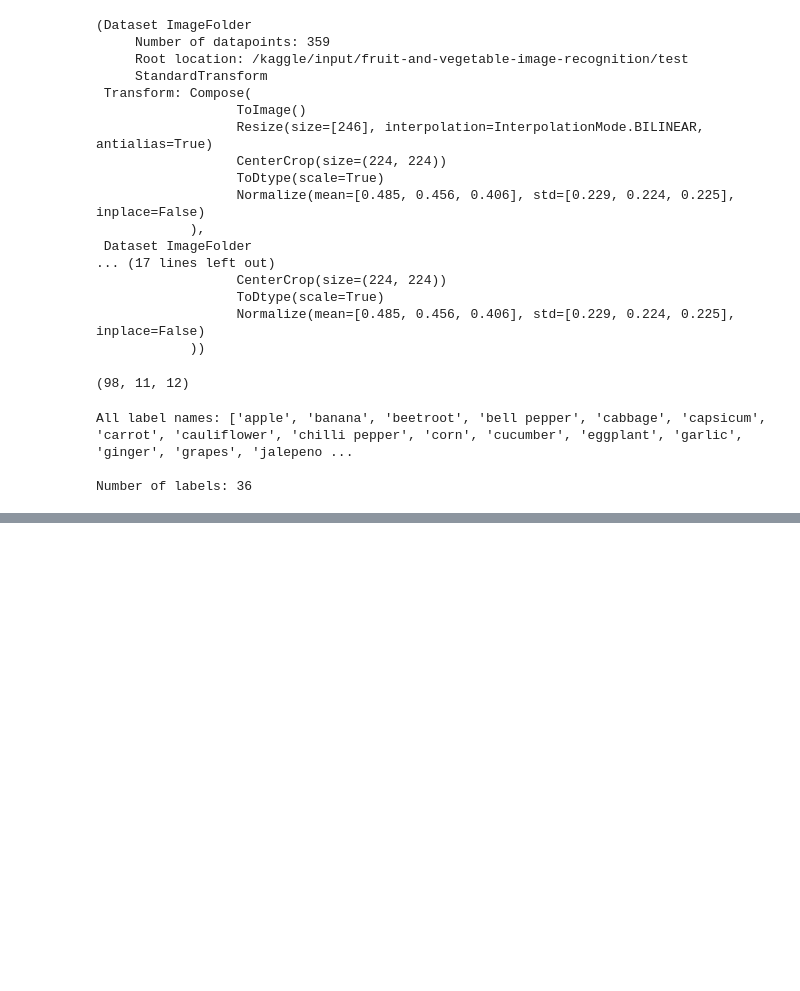
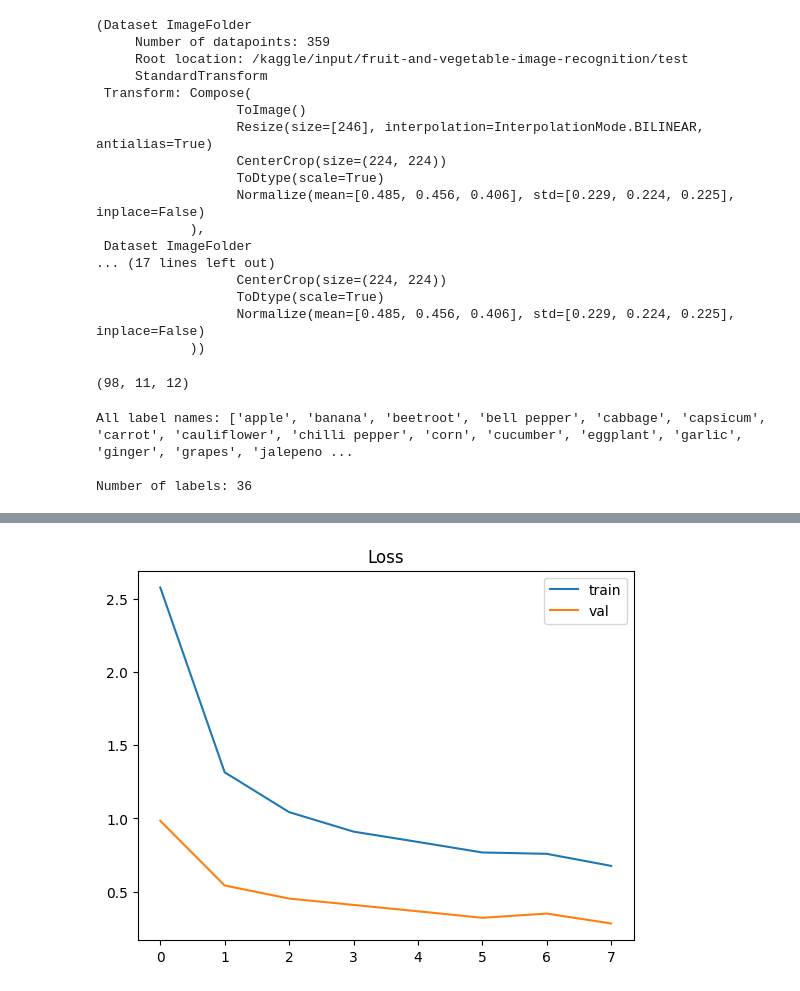
Before and after one commit to Karimkhab/image-recognition-fruits-and-vegetables, a Jupyter notebook: baseline_resnet_v1.ipynb, the cells around one changed output, grey strips where cells are left out. Saved outputs shown, nothing was run; the diff lists cells and outputs as text; code cells hidden in the pictures; blank space fills up the shorter version.

Commit message:
Kaggle Notebook |  fruitveg_baseline_resnet18_v1 | Version 1

```diff
--- a/baseline_resnet_v1.ipynb
+++ b/baseline_resnet_v1.ipynb
@@ -151,6 +153,7 @@ from tqdm import tqdm
 import torch
 
 def train_model(model, criterion, optimizer, scheduler, num_epochs, device):
+    model = model.to(device)
     artifacts = {
         "train": {"loss": [], "accuracy": []},
         "val":   {"loss": [], "accuracy": []},
@@ -209,0 +210,34 @@ optimizer =
+# %%
+model = models.resnet34(
+    weights=models.ResNet34_Weights.IMAGENET1K_V1
+)
+
+for param in model.parameters():
+    param.requires_grad = False
+
+model.fc = torch.nn.Sequential(
+    torch.nn.Linear(model.fc.in_features, 256),
+    torch.nn.ReLU(),
+    torch.nn.Dropout(0.3),
+    torch.nn.Linear(256, num_classes)
+)
+criterion = torch.nn.CrossEntropyLoss()
+optimizer = torch.optim.AdamW(
+    model.parameters(),
+    lr = 1e-3,
+    weight_decay=1e-4
+)
+scheduler = torch.optim.lr_scheduler.StepLR(
+    optimizer,
+    step_size = 7,
+    gamma = 0.1
+)
+# %%
+model, artifacts = train_model(
+    model = model,
+    criterion = criterion,
+    optimizer = optimizer,
+    scheduler = scheduler,
+    num_epochs = CFG['num_epochs'],
+    device = CFG['device']
+)
@@ -209,0 +268,8 @@ optimizer =
+# %%
+plt.plot(artifacts['train']['loss'], label = 'train')
+plt.plot(artifacts['val']['loss'], label = 'val')
+plt.title('Loss')
+plt.legend()
+plt.show()
+# %% [output]
+[figure, added]
```
Also changed, not shown: parts of 11 cells of this notebook.
